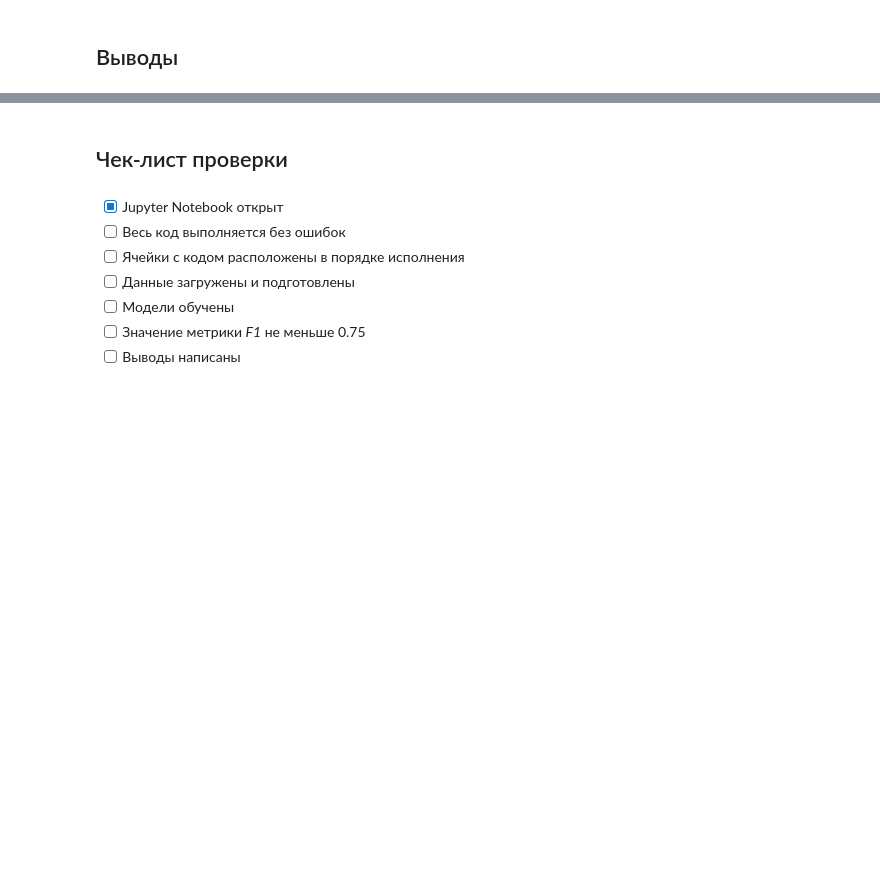
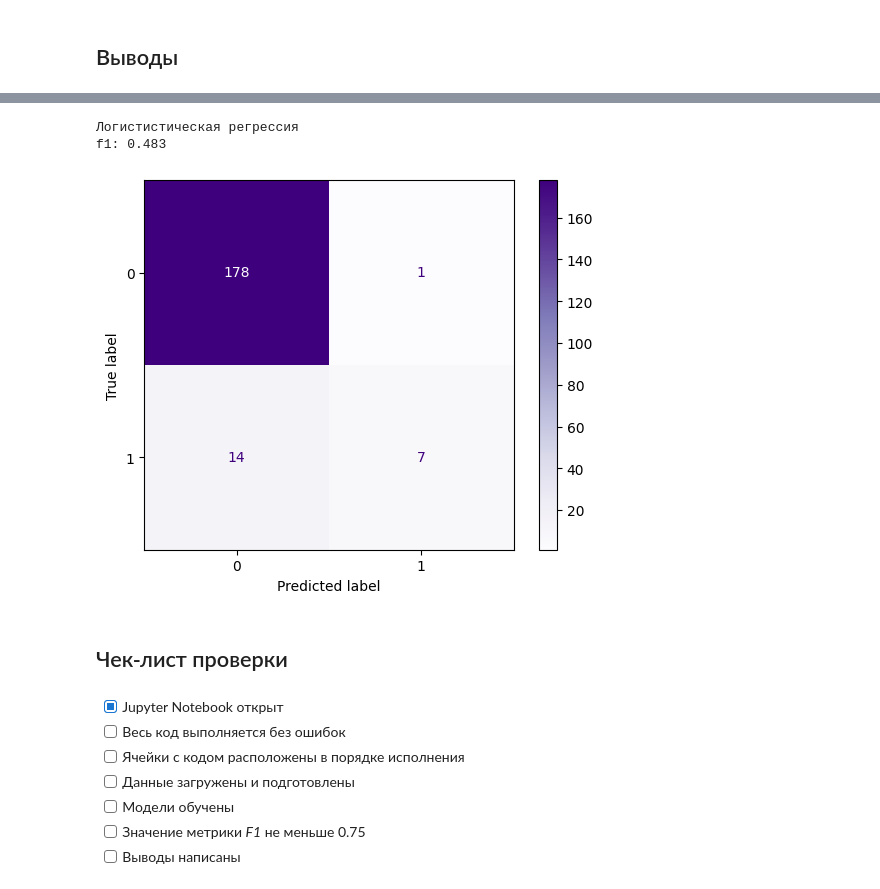
Before and after one commit to Maksim1004/data_science_studying, a Jupyter notebook: wiki_shop.ipynb, the cells around one changed output, grey strips where cells are left out. Cells and saved outputs as stored; diff of their text form; code cells hidden in the pictures; blank space fills up the shorter version.

```diff
--- a/wiki_shop.ipynb
+++ b/wiki_shop.ipynb
@@ -152,3 +219,10 @@ f1_score(y_test, logreg.predict(X_test))
+# %%
+lr_cv.best_estimator_.fit(X_train, y_train)
+res_pres(y_test, lr_cv.best_estimator_.predict(X_test), 'Логистистическая регрессия')
+# %% [output]
+Логистистическая регрессия
+f1: 0.483
+[figure, added]
 # %% [markdown]
 ## Чек-лист проверки
 # %% [markdown]
```
Also changed, not shown: parts of 13 cells of this notebook.
